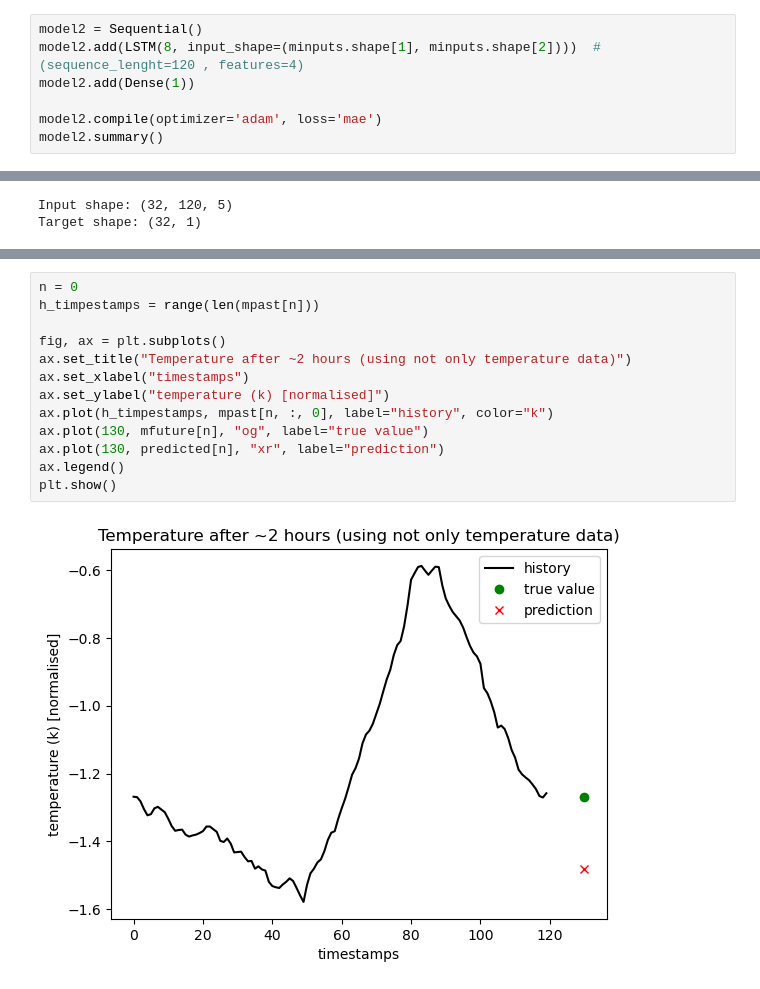
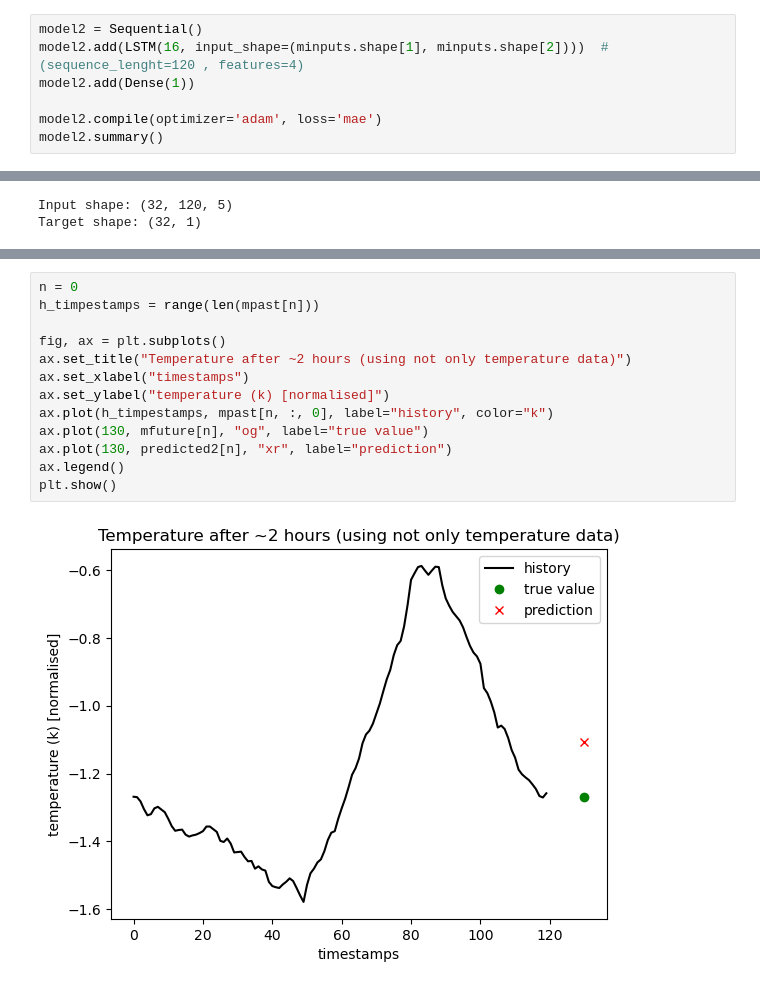
Before and after one commit to JTolentinoR/SerieDeTiempo, a Jupyter notebook: WeatherForecast_LSTM.ipynb, the cells around one changed output, grey strips where cells are left out. Drawn from its saved outputs; the diff is of its cells as text.

Commit message:
LSTM with 16 memory units, same results
also fixed last plot: previous one  used univariate prediction for multivariate plot

```diff
--- a/WeatherForecast_LSTM.ipynb
+++ b/WeatherForecast_LSTM.ipynb
@@ -228,6 +226,6 @@ Epoch 10/10
 # %%
 model2 = Sequential()
-model2.add(LSTM(8, input_shape=(minputs.shape[1], minputs.shape[2])))  # (sequence_lenght=120 , features=4)
+model2.add(LSTM(16, input_shape=(minputs.shape[1], minputs.shape[2])))  # (sequence_lenght=120 , features=4)
 model2.add(Dense(1))
 
 model2.compile(optimizer='adam', loss='mae')
@@ -341,15 +339,15 @@ print(len(predicted2))
 # %%
 n = 0
 h_timpestamps = range(len(mpast[n]))
 
 fig, ax = plt.subplots()
 ax.set_title("Temperature after ~2 hours (using not only temperature data)")
 ax.set_xlabel("timestamps")
 ax.set_ylabel("temperature (k) [normalised]")
 ax.plot(h_timpestamps, mpast[n, :, 0], label="history", color="k")
 ax.plot(130, mfuture[n], "og", label="true value")
-ax.plot(130, predicted[n], "xr", label="prediction")
+ax.plot(130, predicted2[n], "xr", label="prediction")
 ax.legend()
 plt.show()
 # %% [output]
-[figure, old version]
+[figure, new version]
```
Also changed, not shown: parts of 9 cells of this notebook, 2 other files.
